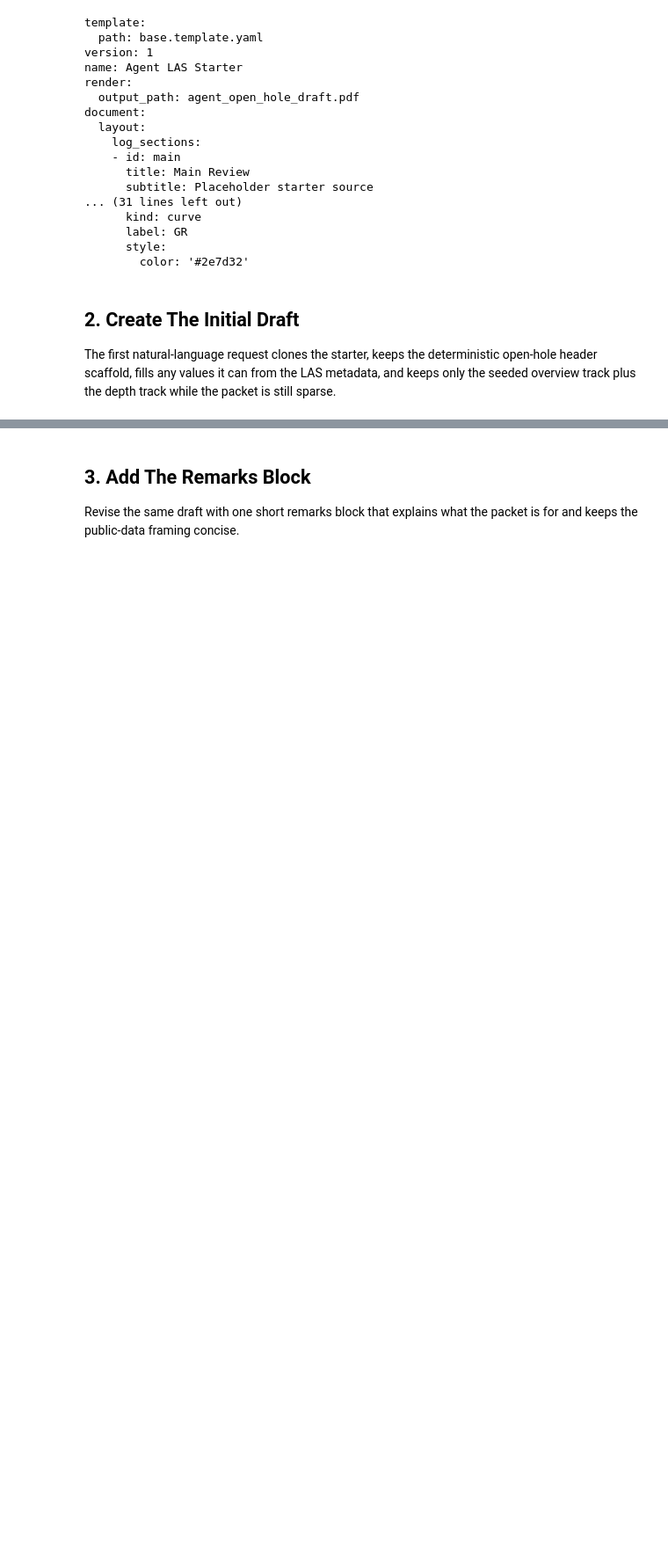
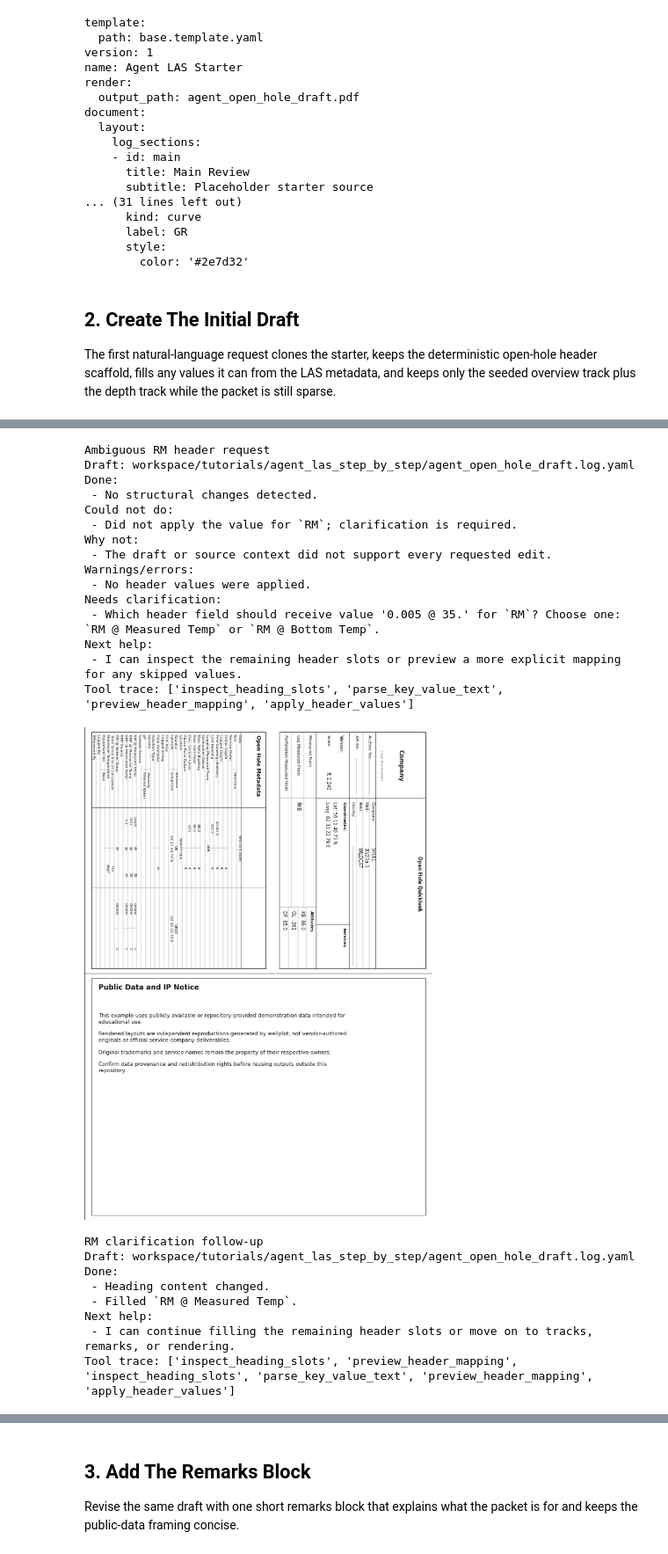
Before and after one commit to cschrupp/wellplot, a Jupyter notebook: examples/notebooks/user/agent_las_step_by_step.ipynb, the cells around one changed output, grey strips where cells are left out. Shown at 88% size. Drawn from its saved outputs; the diff is of its cells as text; code cells hidden in the pictures; blank space fills up the shorter version.

```diff
--- a/examples/notebooks/user/agent_las_step_by_step.ipynb
+++ b/examples/notebooks/user/agent_las_step_by_step.ipynb
@@ -233,0 +252,51 @@ Tool trace: ['inspect_heading_slots', 'parse_key_value_text', 'preview_header_ma
+# %%
+ambiguous_rm_result = await session.revise(
+    feedback="""
+        Set header RM to 0.005 @ 35.
+    """,
+)
+
+display_authoring_result(
+    "Ambiguous RM header request",
+    ambiguous_rm_result,
+    preview="report",
+    include_phase_previews=True,
+)
+
+if ambiguous_rm_result.needs_clarification:
+    measured_rm_result = await session.revise(
+        feedback="Use the measured one.",
+    )
+    display_authoring_result(
+        "RM clarification follow-up",
+        measured_rm_result,
+        preview="report",
+        include_phase_previews=True,
+    )
+else:
+    print("The current heading did not report an ambiguous RM field.")
+# %% [output]
+Ambiguous RM header request
+Draft: workspace/tutorials/agent_las_step_by_step/agent_open_hole_draft.log.yaml
+Done:
+ - No structural changes detected.
+Could not do:
+ - Did not apply the value for `RM`; clarification is required.
+Why not:
+ - The draft or source context did not support every requested edit.
+Warnings/errors:
+ - No header values were applied.
+Needs clarification:
+ - Which header field should receive value '0.005 @ 35.' for `RM`? Choose one: `RM @ Measured Temp` or `RM @ Bottom Temp`.
+Next help:
+ - I can inspect the remaining header slots or preview a more explicit mapping for any skipped values.
+Tool trace: ['inspect_heading_slots', 'parse_key_value_text', 'preview_header_mapping', 'apply_header_values']
+[figure, added]
+RM clarification follow-up
+Draft: workspace/tutorials/agent_las_step_by_step/agent_open_hole_draft.log.yaml
+Done:
+ - Heading content changed.
+ - Filled `RM @ Measured Temp`.
+Next help:
+ - I can continue filling the remaining header slots or move on to tracks, remarks, or rendering.
+Tool trace: ['inspect_heading_slots', 'preview_header_mapping', 'inspect_heading_slots', 'parse_key_value_text', 'preview_header_mapping', 'apply_header_values']
```
Also changed, not shown: parts of 14 cells of this notebook, 21 other files.
